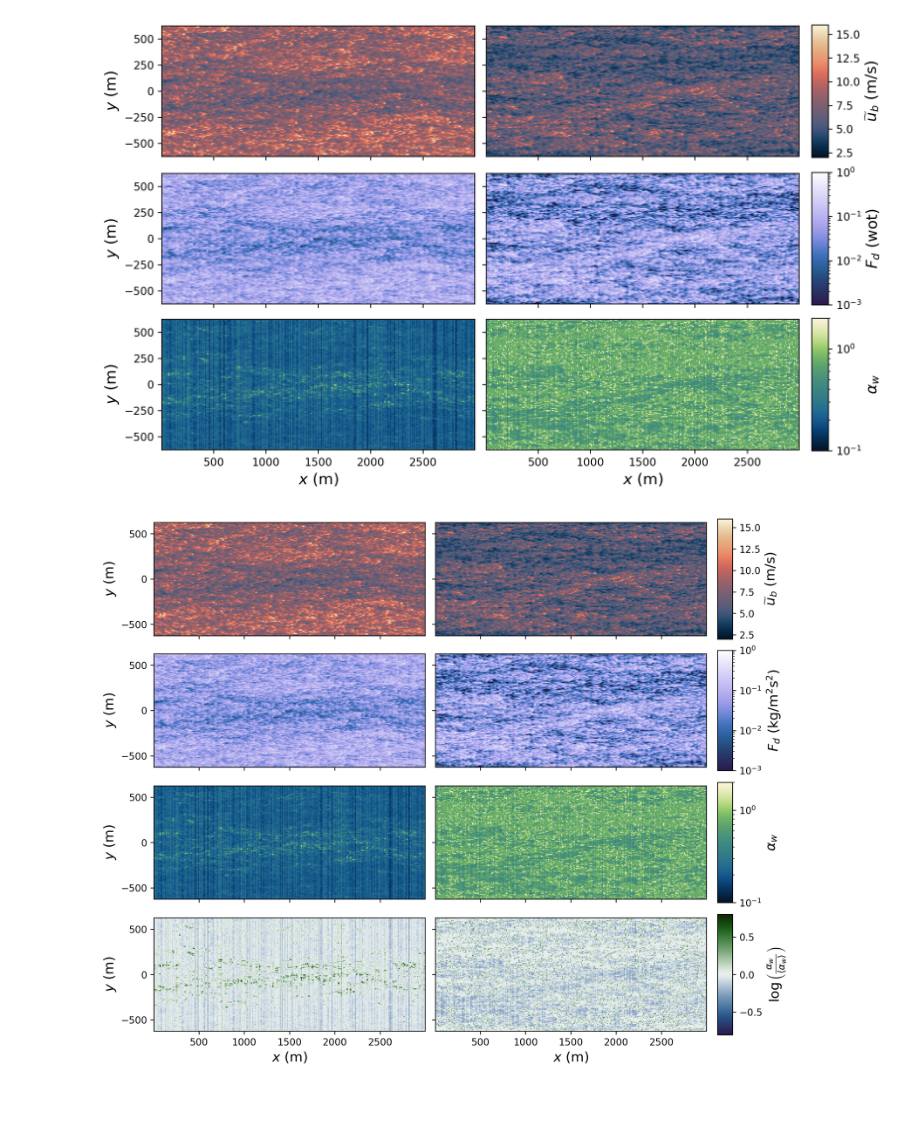
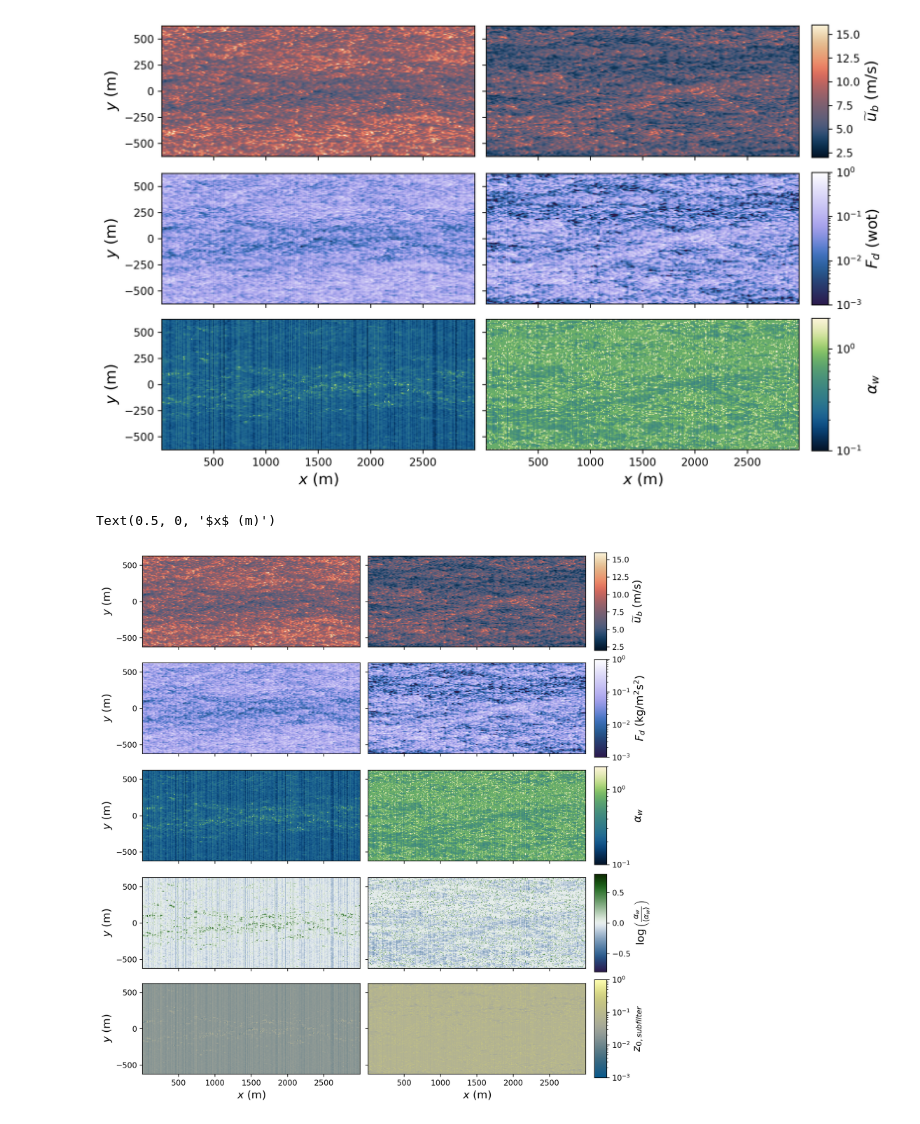
Before and after one commit to hhwilliams/slip-subgrid-wave-drag, a Jupyter notebook: bottom_slice/visualize_alpha_xy.ipynb, the cells around one changed output. Cells and saved outputs as stored; diff of their text form; code cells hidden in the pictures.

```diff
--- a/bottom_slice/visualize_alpha_xy.ipynb
+++ b/bottom_slice/visualize_alpha_xy.ipynb
@@ -17,19 +17,19 @@ create objects to plot
 names = ['U18_HS12_kp07_4.csv',
          'U18_HS12_kp16_4.csv']
 
-# names = ['t.csv']
+k_wtds = [2.1767, 2.1940]
+ustars = [0.674, 0.785]
+c_wtds = [np.sqrt(9.81/k_wtd) for k_wtd in k_wtds]
+sigmas = [0.14231, 0.23197]
 
 slices = []
-for name in names:
+for i, name in enumerate(names):
     slice = aslice.AlphaSlice(name)
-    # slice.data['afluc'] = (slice.data['alpha'] - slice.data['alpha'].mean())/slice.data['alpha'].mean()
     slice.data['afluc'] = (np.log10(slice.data['alpha']) - np.log10(slice.data['alpha'].mean()))
     slices.append(slice)
 
     logmean = np.log10(slice.data['alpha'].mean())
-    # print('alpha fluctuations min {:0.2f}, max {:0.2f}'.format(min(slice.data['afluc']), max(slice.data['afluc'])))
     print('mean, log   : {:.2f}   ,   {:.2f}'.format(slice.data['alpha'].mean(), logmean))
-    # print('mean log    : {:.2f}'.format(np.log10(slice.data['alpha'].mean())))
     print('min, log    : {:.2f}   ,   {:.2f}   >   {:.2f}'.format(min(slice.data['alpha']),
                                                                   np.log10(min(slice.data['alpha'])),
                                                                   np.log10(min(slice.data['alpha'])) - logmean))
@@ -37,6 +37,11 @@ for name in names:
                                                                   np.log10(max(slice.data['alpha'])),
                                                                   np.log10(max(slice.data['alpha'])) - logmean))
     print('')
+
+
+    slice.data['z0'] = np.sqrt((0.11 * 1.8e-5 / ustars[i])**2 +
+                               (slice.data['alpha'] * (slice.data['u'] - c_wtds[i]) /
+                               (slice.data['u'] + c_wtds[i]) * sigmas[i])**2)
 # print(slices[0].data)
 # %% [output]
 mean, log   : 0.23   ,   -0.63
@@ -109,16 +114,17 @@ Text(0.5, 0, '$x$ (m)')
 mpl.rcParams.update({'font.size': 10})
 wordsize=14
 
-values = ['u', 'FD', 'alpha', 'afluc']
+values = ['u', 'FD', 'alpha', 'afluc']#, 'z0']
 
 
 vlabels = [r'$\widetilde{u}_b$ (m/s)', r'$F_{d}$ (kg/m$^2$s$^2$)', r'$\alpha_w$',
-           r"$\log\left(\frac{\alpha_w}{\langle\alpha_w\rangle}\right)$"]
-cmaps = {'u': cmc.lipari, 'FD': cmc.devon, 'alpha': cmc.navia, 'afluc': cmc.cork}
+           r"$\log\left(\frac{\alpha_w}{\langle\alpha_w\rangle}\right)$", r'$z_{0, subfilter}$']
+cmaps = {'u': cmc.lipari, 'FD': cmc.devon, 'alpha': cmc.navia, 'afluc': cmc.cork, 'z0': cmc.nuuk}
 norms = {'u': mpl.colors.Normalize(vmin=2, vmax=16),
         'FD': mpl.colors.LogNorm(vmin=1e-3, vmax=1),
         'alpha': mpl.colors.LogNorm(vmin=0.1, vmax=2),
-        'afluc': mpl.colors.Normalize(vmin=-0.8, vmax=0.8)}
+        'afluc': mpl.colors.Normalize(vmin=-0.8, vmax=0.8),
+        'z0': mpl.colors.LogNorm(vmin=0.001, vmax=1)}
 # vlim = {'alpha':(0.1,2), 'u':(4,18), 'FD':(0,1)}
 
 
@@ -141,32 +147,33 @@ for vi, value in enumerate(values):
 
         xvals = np.asarray(grid.columns, dtype=float)
         zvals = np.asarray(grid.index, dtype=float)
 
 
         axs[vi,si].imshow(grid,
                           extent=[min(xvals), max(xvals), min(zvals), max(zvals)],
                           cmap=rowmap.cmap,
                           norm=norms[value],
                           aspect='equal',
                           interpolation='none'
                           )
 
     cbar = fig.colorbar(rowmap,
                         # cax=cax,
                         ax=axs[vi,:],
                         orientation='vertical',
                         pad=0.02,
                         aspect=8,
                         # shrink=0.85,
                         )
     cbar.set_label(vlabels[vi], fontsize=wordsize)
 
     axs[vi,0].set_ylabel(r'$y$ (m)', fontsize=wordsize)
 
 
 axs[len(values)-1,0].set_xlabel(r'$x$ (m)', fontsize=wordsize)
 axs[len(values)-1,1].set_xlabel(r'$x$ (m)', fontsize=wordsize)
 
-fig.savefig('xyplane.pdf')
+# fig.savefig('xyplane.pdf')
 # %% [output]
+Text(0.5, 0, '$x$ (m)')
-[figure, old version]
+[figure, new version]
```
Also changed, not shown: 29 other files.
